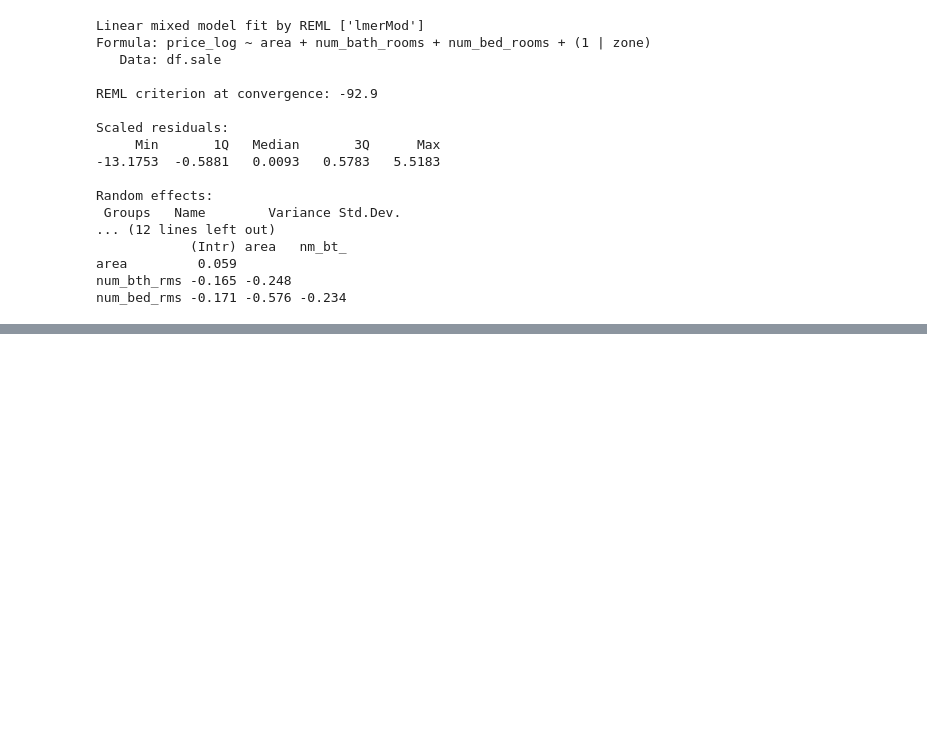
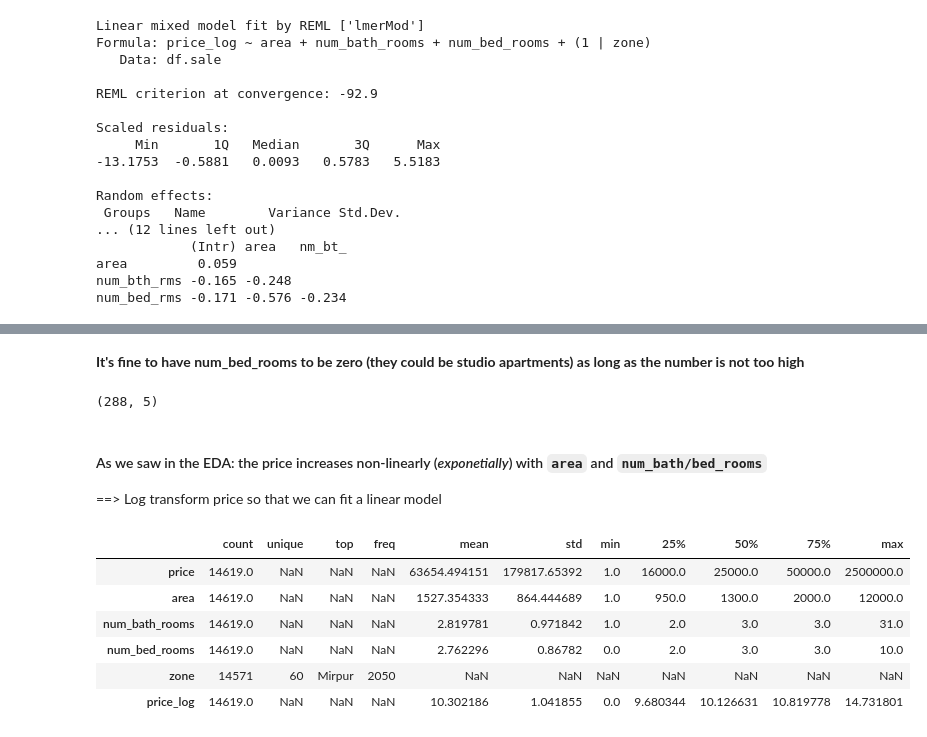
Before and after one commit to OmdenaAI/dhaka-bangladesh-real-estate-recommendation, a Jupyter notebook: src/tasks/task-4-model-development/Regression_Modeling-Umesh/R_mixed-effects_regression_model.ipynb, the cells around one changed output, grey strips where cells are left out. Cells and saved outputs as stored; diff of their text form; code cells hidden in the pictures; blank space fills up the shorter version.

```diff
--- a/src/tasks/task-4-model-development/Regression_Modeling-Umesh/R_mixed-effects_regression_model.ipynb
+++ b/src/tasks/task-4-model-development/Regression_Modeling-Umesh/R_mixed-effects_regression_model.ipynb
@@ -251,0 +391,9 @@ saveRDS(lmer.sale.allZones, file = "lmer.sale.allZones.rds")
+# %% [markdown]
+**It's fine to have num_bed_rooms to be zero (they could be studio apartments) as long as the number is not too high**
+# %%
+df_rent[df_rent.num_bed_rooms==0].shape
+# %% [output]
+(288, 5)
+# %% [markdown]
+#### As we saw in the EDA: the price increases non-linearly (_exponetially_) with `area` and `num_bath/bed_rooms`
+==> Log transform price so that we can fit a linear model
@@ -251,0 +402,10 @@ saveRDS(lmer.sale.allZones, file = "lmer.sale.allZones.rds")
+# %%
+df_rent.describe(include='all').T
+# %% [output]
+|  | count | unique | top | freq | mean | std | min | 25% | 50% | 75% | max |
+| price | 14619.0 | NaN | NaN | NaN | 63654.494151 | 179817.65392 | 1.0 | 16000.0 | 25000.0 | 50000.0 | 2500000.0 |
+| area | 14619.0 | NaN | NaN | NaN | 1527.354333 | 864.444689 | 1.0 | 950.0 | 1300.0 | 2000.0 | 12000.0 |
+| num_bath_rooms | 14619.0 | NaN | NaN | NaN | 2.819781 | 0.971842 | 1.0 | 2.0 | 3.0 | 3.0 | 31.0 |
+| num_bed_rooms | 14619.0 | NaN | NaN | NaN | 2.762296 | 0.86782 | 0.0 | 2.0 | 3.0 | 3.0 | 10.0 |
+| zone | 14571 | 60 | Mirpur | 2050 | NaN | NaN | NaN | NaN | NaN | NaN | NaN |
+| price_log | 14619.0 | NaN | NaN | NaN | 10.302186 | 1.041855 | 0.0 | 9.680344 | 10.126631 | 10.819778 | 14.731801 |
```
Also changed, not shown: parts of 55 cells of this notebook, 3 other files.
